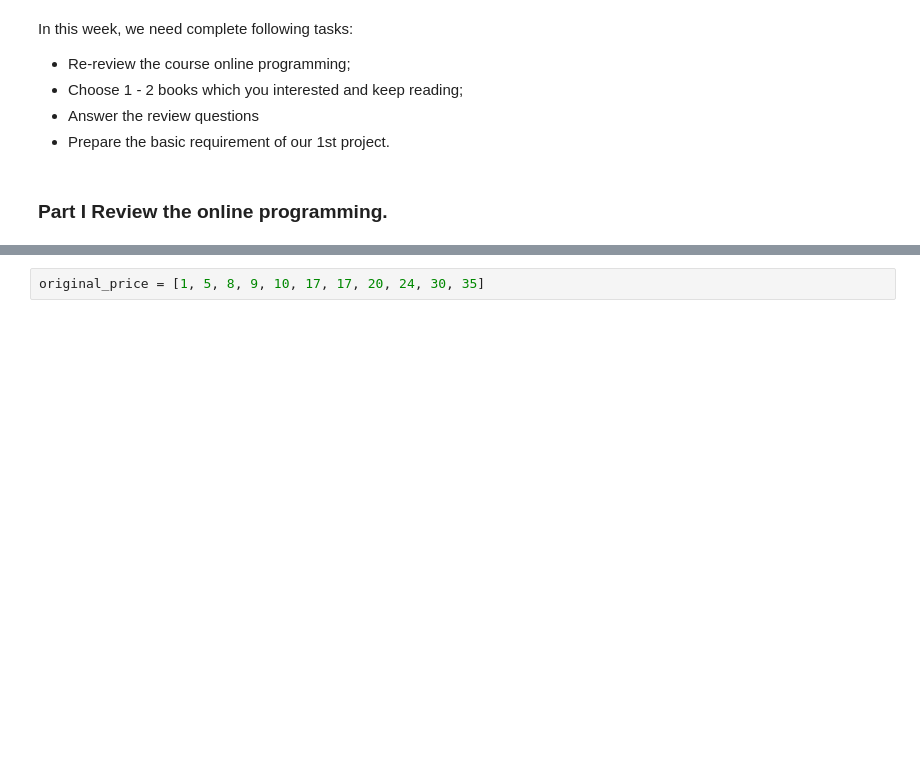
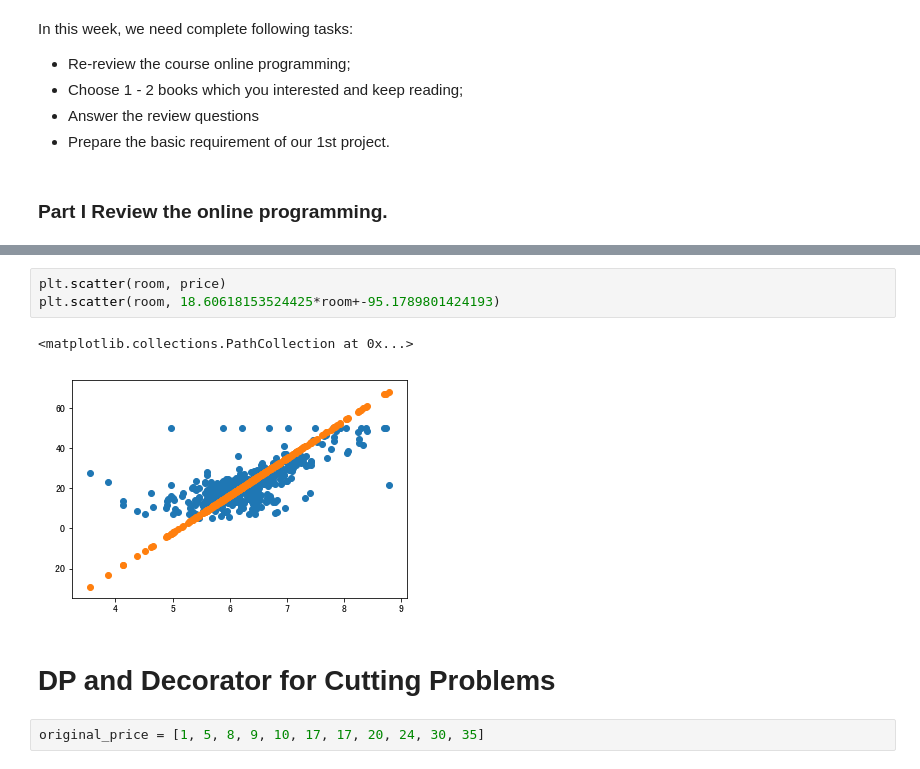
Before and after one commit to dragonpearls/nlp, a Jupyter notebook: homework/lesson03/Assignment-03.ipynb, the cells around one changed output, grey strips where cells are left out. Cells and saved outputs as stored; diff of their text form; blank space fills up the shorter version.

```diff
--- a/homework/lesson03/Assignment-03.ipynb
+++ b/homework/lesson03/Assignment-03.ipynb
@@ -13,3 +103,11 @@ from collections import defaultdict
+# %%
+plt.scatter(room, price)
+plt.scatter(room, 18.60618153524425*room+-95.1789801424193)
+# %% [output]
+<matplotlib.collections.PathCollection at 0x...>
+[figure, added]
+# %% [markdown]
+# DP and Decorator for Cutting Problems
 # %%
 original_price = [1, 5, 8, 9, 10, 17, 17, 20, 24, 30, 35]
 # %%
```
Also changed, not shown: parts of 23 cells of this notebook.
